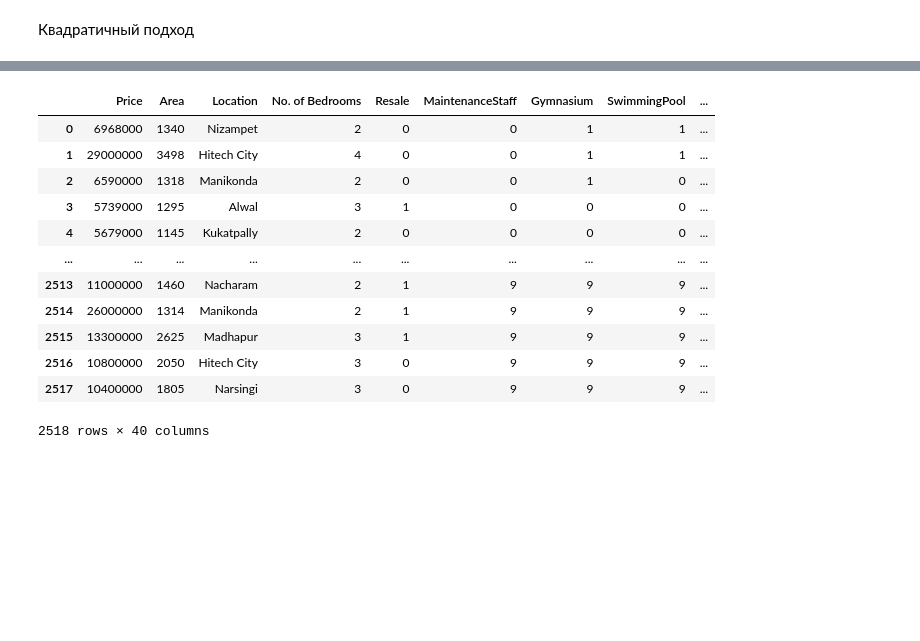
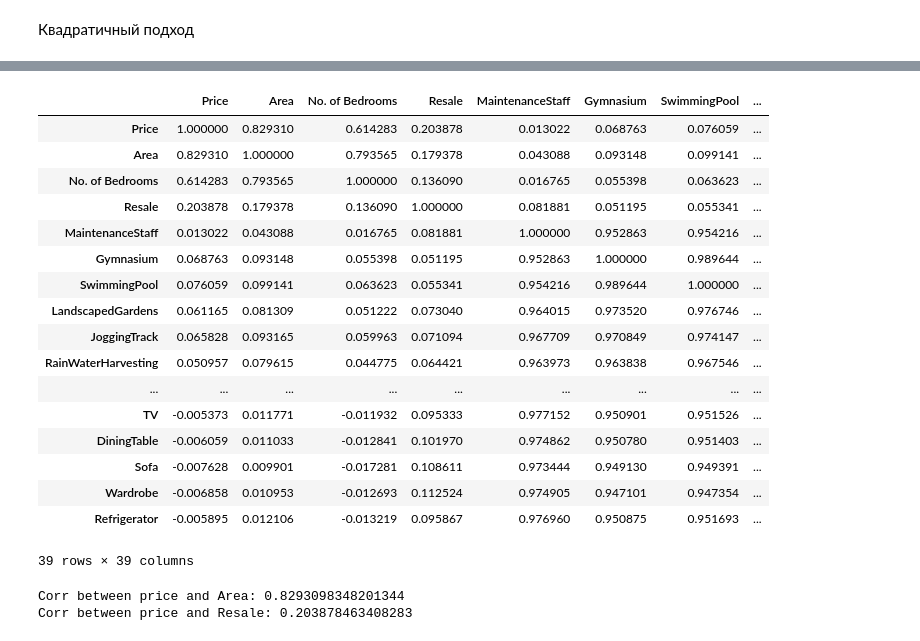
Before and after one commit to VenyaKisel/Machine-Learning, a Jupyter notebook: LinearRegression.ipynb, the cells around one changed output, grey strips where cells are left out. Drawn from its saved outputs; the diff is of its cells as text; code cells hidden in the pictures; blank space fills up the shorter version.

```diff
--- a/LinearRegression.ipynb
+++ b/LinearRegression.ipynb
@@ -81,20 +81,11 @@ linear_regression_rmse(features, labels, learning_rate = 0.01, epochs = 1600)
 [figure]
 # %%
 import pandas as pd
-df = pd.read_csv("Hyderabad.csv")
-dfTest = pd.DataFrame(df)
-dfTest
+import numpy as np
+from matplotlib import pyplot as plt
+from sklearn.linear_model import LinearRegression
+
+data = pd.read_csv("Hyderabad.csv")
+df = pd.DataFrame(data)
+
+#df.info()
-# %% [output]
-|  | Price | Area | Location | No. of Bedrooms | Resale | MaintenanceStaff | Gymnasium | SwimmingPool | ... |
-| 0 | 6968000 | 1340 | Nizampet | 2 | 0 | 0 | 1 | 1 | ... |
-| 1 | 29000000 | 3498 | Hitech City | 4 | 0 | 0 | 1 | 1 | ... |
-| 2 | 6590000 | 1318 | Manikonda | 2 | 0 | 0 | 1 | 0 | ... |
-| 3 | 5739000 | 1295 | Alwal | 3 | 1 | 0 | 0 | 0 | ... |
-| 4 | 5679000 | 1145 | Kukatpally | 2 | 0 | 0 | 0 | 0 | ... |
-| ... | ... | ... | ... | ... | ... | ... | ... | ... | ... |
-| 2513 | 11000000 | 1460 | Nacharam | 2 | 1 | 9 | 9 | 9 | ... |
-| 2514 | 26000000 | 1314 | Manikonda | 2 | 1 | 9 | 9 | 9 | ... |
-| 2515 | 13300000 | 2625 | Madhapur | 3 | 1 | 9 | 9 | 9 | ... |
-| 2516 | 10800000 | 2050 | Hitech City | 3 | 0 | 9 | 9 | 9 | ... |
-| 2517 | 10400000 | 1805 | Narsingi | 3 | 0 | 9 | 9 | 9 | ... |
-2518 rows × 40 columns
@@ -100,0 +105,28 @@ dfTest
+# %%
+df.corr()
+# %% [output]
+|  | Price | Area | No. of Bedrooms | Resale | MaintenanceStaff | Gymnasium | SwimmingPool | ... |
+| Price | 1.000000 | 0.829310 | 0.614283 | 0.203878 | 0.013022 | 0.068763 | 0.076059 | ... |
+| Area | 0.829310 | 1.000000 | 0.793565 | 0.179378 | 0.043088 | 0.093148 | 0.099141 | ... |
+| No. of Bedrooms | 0.614283 | 0.793565 | 1.000000 | 0.136090 | 0.016765 | 0.055398 | 0.063623 | ... |
+| Resale | 0.203878 | 0.179378 | 0.136090 | 1.000000 | 0.081881 | 0.051195 | 0.055341 | ... |
+| MaintenanceStaff | 0.013022 | 0.043088 | 0.016765 | 0.081881 | 1.000000 | 0.952863 | 0.954216 | ... |
+| Gymnasium | 0.068763 | 0.093148 | 0.055398 | 0.051195 | 0.952863 | 1.000000 | 0.989644 | ... |
+| SwimmingPool | 0.076059 | 0.099141 | 0.063623 | 0.055341 | 0.954216 | 0.989644 | 1.000000 | ... |
+| LandscapedGardens | 0.061165 | 0.081309 | 0.051222 | 0.073040 | 0.964015 | 0.973520 | 0.976746 | ... |
+| JoggingTrack | 0.065828 | 0.093165 | 0.059963 | 0.071094 | 0.967709 | 0.970849 | 0.974147 | ... |
+| RainWaterHarvesting | 0.050957 | 0.079615 | 0.044775 | 0.064421 | 0.963973 | 0.963838 | 0.967546 | ... |
+| ... | ... | ... | ... | ... | ... | ... | ... | ... |
+| TV | -0.005373 | 0.011771 | -0.011932 | 0.095333 | 0.977152 | 0.950901 | 0.951526 | ... |
+| DiningTable | -0.006059 | 0.011033 | -0.012841 | 0.101970 | 0.974862 | 0.950780 | 0.951403 | ... |
+| Sofa | -0.007628 | 0.009901 | -0.017281 | 0.108611 | 0.973444 | 0.949130 | 0.949391 | ... |
+| Wardrobe | -0.006858 | 0.010953 | -0.012693 | 0.112524 | 0.974905 | 0.947101 | 0.947354 | ... |
+| Refrigerator | -0.005895 | 0.012106 | -0.013219 | 0.095867 | 0.976960 | 0.950875 | 0.951693 | ... |
+39 rows × 39 columns
+# %%
+print("Corr between price and Area:", df['Price'].corr(df['Area']))
+#print("Corr between price and no. of bedrooms:", df['Price'].corr(df['No. of Bedrooms']))
+print("Corr between price and Resale:", df['Price'].corr(df['Resale']))
+# %% [output]
+Corr between price and Area: 0.8293098348201344
+Corr between price and Resale: 0.203878463408283
```
Also changed, not shown: parts of 6 cells of this notebook.
